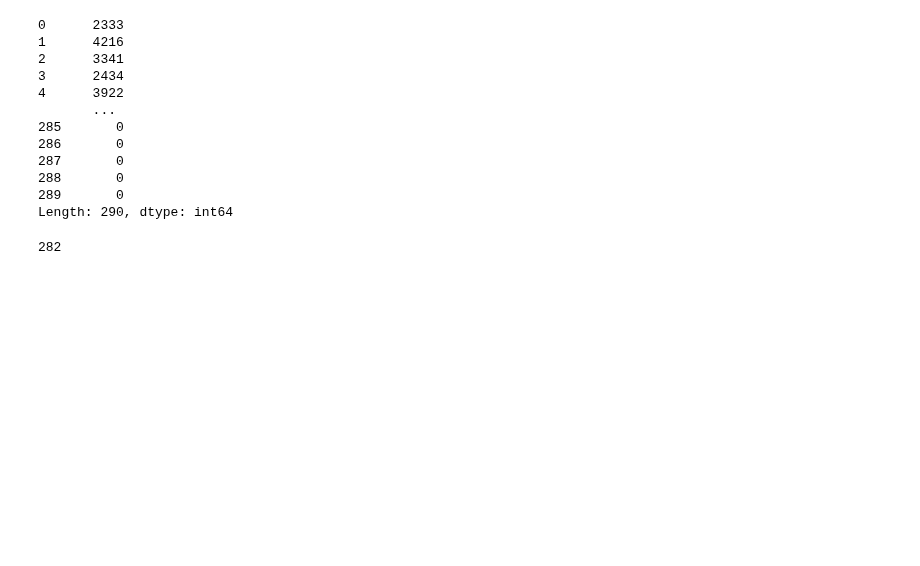
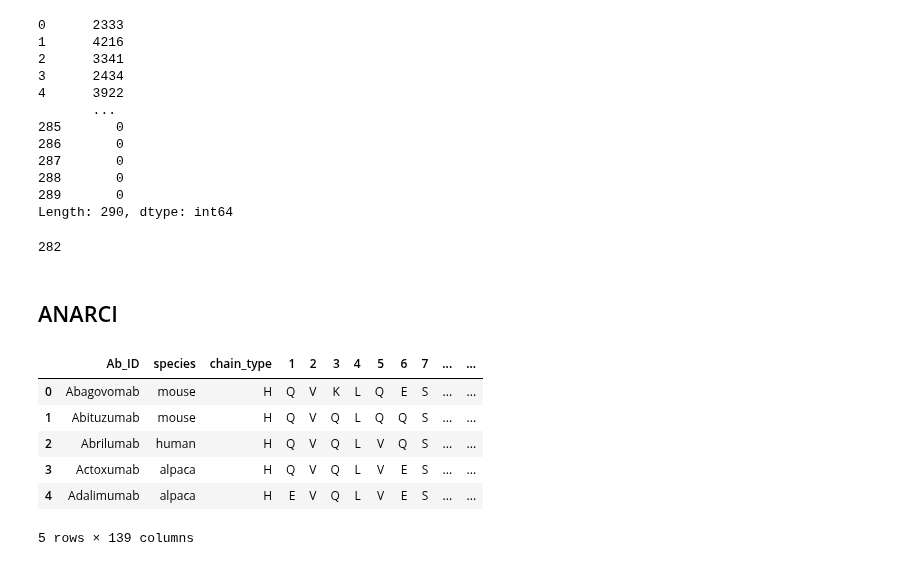
Before and after one commit to kvetab/di-pred, a Jupyter notebook: notebooks/data_processing/09-encoding-by-number.ipynb, the cells around one changed output. Cells and saved outputs as stored; diff of their text form; code cells hidden in the pictures; blank space fills up the shorter version.

```diff
--- a/notebooks/data_processing/09-encoding-by-number.ipynb
+++ b/notebooks/data_processing/09-encoding-by-number.ipynb
@@ -334,3 +373,17 @@ len(encoded_tap.columns)
 282
 # %%
 encoded_tap.to_csv(path.join(DATA_DIR, "tap/integer_encoding/tap_integer_encoded.csv"), index=False)
+# %% [markdown]
+## ANARCI
+# %%
+heavy_df = pd.read_csv(path.join(DATA_DIR, "tap/abnumber/tap_heavy_chain_numbering.csv"), index_col=0)
+light_df = pd.read_csv(path.join(DATA_DIR, "tap/abnumber/tap_light_chain_numbering.csv"), index_col=0)
+heavy_df.head()
+# %% [output]
+|  | Ab_ID | species | chain_type | 1 | 2 | 3 | 4 | 5 | 6 | 7 | ... | ... |
+| 0 | Abagovomab | mouse | H | Q | V | K | L | Q | E | S | ... | ... |
+| 1 | Abituzumab | mouse | H | Q | V | Q | L | Q | Q | S | ... | ... |
+| 2 | Abrilumab | human | H | Q | V | Q | L | V | Q | S | ... | ... |
+| 3 | Actoxumab | alpaca | H | Q | V | Q | L | V | E | S | ... | ... |
+| 4 | Adalimumab | alpaca | H | E | V | Q | L | V | E | S | ... | ... |
+5 rows × 139 columns
```
Also changed, not shown: parts of 12 cells of this notebook, 2 other files.
